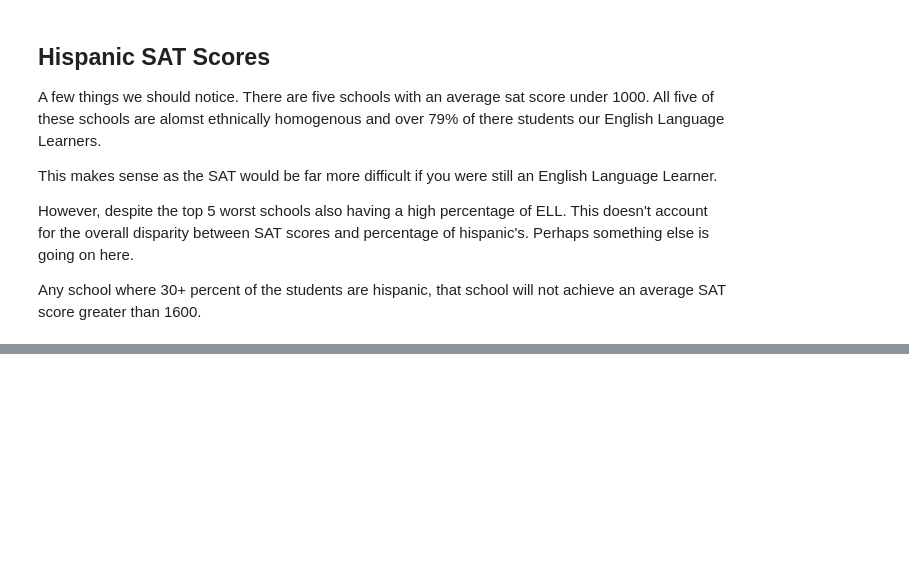
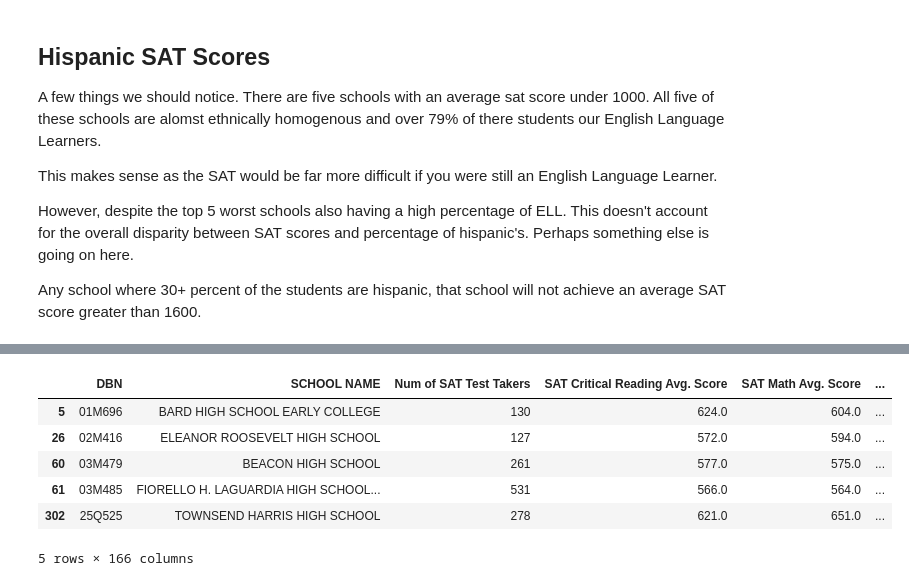
Before and after one commit to adfelt/New-York-School-Data, a Jupyter notebook: new_york_schools_data_analysis.ipynb, the cells around one changed output, grey strips where cells are left out. Saved outputs shown, nothing was run; the diff lists cells and outputs as text; code cells hidden in the pictures; blank space fills up the shorter version.

```diff
--- a/new_york_schools_data_analysis.ipynb
+++ b/new_york_schools_data_analysis.ipynb
@@ -493,0 +505,11 @@ Any school where 30+ percent of the students are hispanic, that school will not
+# %%
+high_female_per = combined[(combined['female_per'] > 60) & (combined['sat_score'] > 1700)]
+high_female_per.head()
+# %% [output]
+|  | DBN | SCHOOL NAME | Num of SAT Test Takers | SAT Critical Reading Avg. Score | SAT Math Avg. Score | ... |
+| 5 | 01M696 | BARD HIGH SCHOOL EARLY COLLEGE | 130 | 624.0 | 604.0 | ... |
+| 26 | 02M416 | ELEANOR ROOSEVELT HIGH SCHOOL | 127 | 572.0 | 594.0 | ... |
+| 60 | 03M479 | BEACON HIGH SCHOOL | 261 | 577.0 | 575.0 | ... |
+| 61 | 03M485 | FIORELLO H. LAGUARDIA HIGH SCHOOL... | 531 | 566.0 | 564.0 | ... |
+| 302 | 25Q525 | TOWNSEND HARRIS HIGH SCHOOL | 278 | 621.0 | 651.0 | ... |
+5 rows × 166 columns
```
Also changed, not shown: parts of 4 cells of this notebook.
